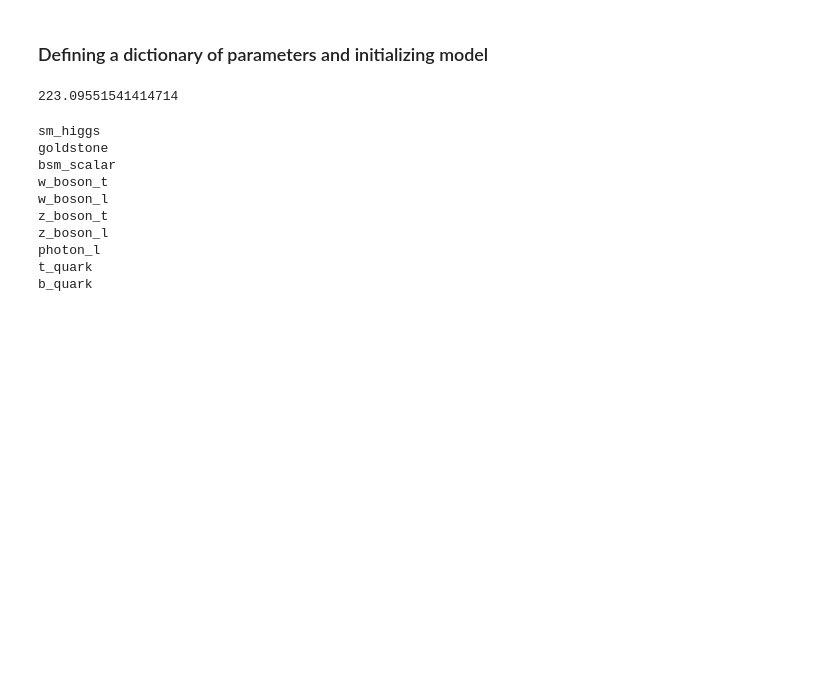
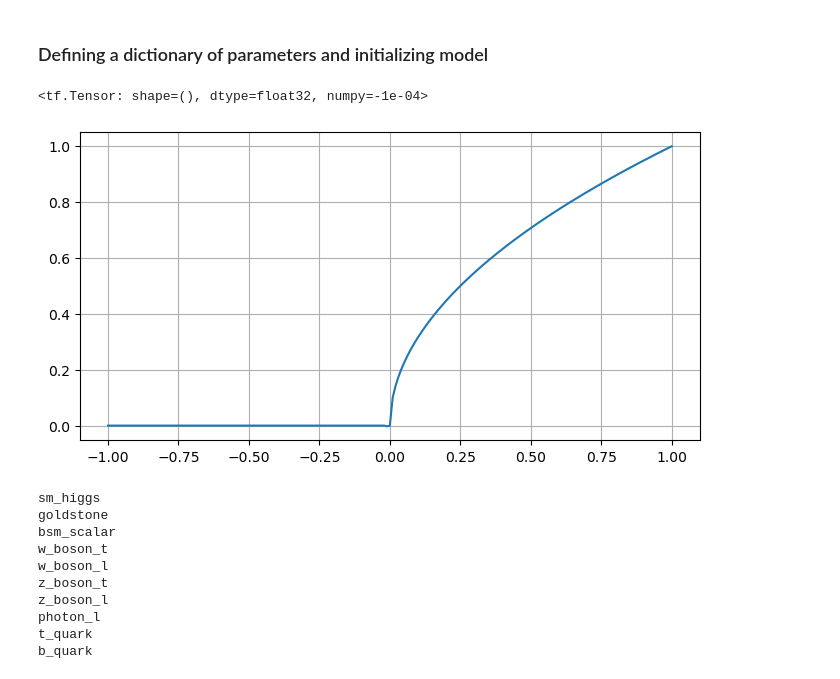
Before and after one commit to suraj083/ewpt-model, a Jupyter notebook: test.ipynb, the cells around one changed output. Drawn from its saved outputs; the diff is of its cells as text; code cells hidden in the pictures; blank space fills up the shorter version.

```diff
--- a/test.ipynb
+++ b/test.ipynb
@@ -17,9 +16,31 @@ from fitted_functions import fitted_JB, fitted_JF
 # %% [markdown]
 ### Defining a dictionary of parameters and initializing model
+# %%
+def sqrt_new(x):
+    return (tf.exp(5 * x) - tf.exp(5 * 1e-8) - tf.sqrt(1e-8) ) * tf.exp(-30000*(x - 1e-8)**2 )
+
+
+def reg_sq_root(x1):
+    x = tf.cast(x1, tf.float32)
+    return tf.where(tf.math.less(x, 1e-8), sqrt_new(x), tf.sqrt(x))
 # %%
-np.math.exp(5.4076)
+reg_sq_root(0.0)
 # %% [output]
-223.09551541414714
+<tf.Tensor: shape=(), dtype=float32, numpy=-1e-04>
+# %%
+x2 = np.linspace(-1,1,201)
+x = tf.cast(x2, tf.float32)
+
+plt.figure(figsize=(8,4))
+
+# plt.subplot(1,2,1)
+# plt.plot(x, sqrt_new(x))
+
+# plt.subplot(1,2,2)
+plt.plot(x, reg_sq_root(x))
+plt.grid(True)
+# %% [output]
+[figure, added]
 # %%
 test_params1 = {'g1': 0.4632, 'g2': 0.6485, 'yt': 0.92849, 'yb': 0.0167, 'mHsq': 0.286270859792, 'mSsq': 4.4819542, 'lmbd': -0.6888422590446, 'lmbd_SH': 10.90, 'lmbd_S': 1, 'N': 0.5, 'vevh': 3.08204}
 
```
Also changed, not shown: parts of 10 cells of this notebook, 1 other file.
